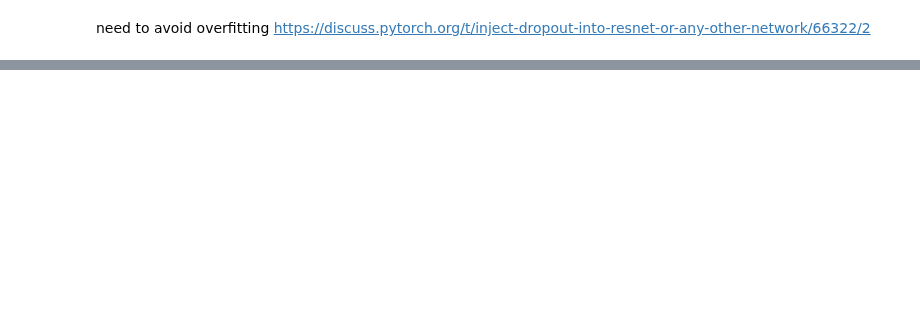
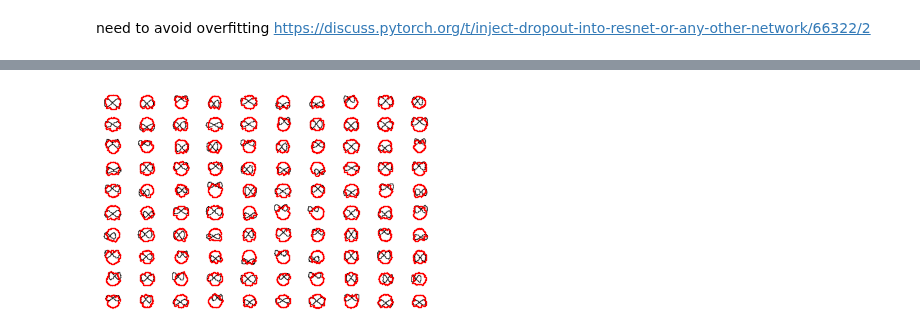
Before and after one commit to WilliamAshbee/splineexample, a Jupyter notebook: figure8_fail.ipynb, the cells around one changed output, grey strips where cells are left out. Saved outputs shown, nothing was run; the diff lists cells and outputs as text; code cells hidden in the pictures; blank space fills up the shorter version.

```diff
--- a/figure8_fail.ipynb
+++ b/figure8_fail.ipynb
@@ -1022,0 +988,2 @@ IndexError: ignored
+# %%
+model = MLP().cuda()
@@ -1022,0 +1029,15 @@ IndexError: ignored
+# %%
+model = model.eval()
+sum = 0.0
+count = 0.0
+for epoch in range(1):
+  for x,y in f8_loader_train:
+    x = x.cuda()
+    y = y.cuda()
+    loss = mse_mlp(x,y)
+    sum += loss.item()
+    count+=1.0
+  print('epoch',epoch,'loss',loss)
+
+
+print('f8 loss',(float(sum))/(float(count)))
@@ -1022,0 +1047,4 @@ IndexError: ignored
+# %%
+Figure8Dataset.displayCanvas('figure8dataset-mlp-trainameb.png',f8_train_dataset, model = model)
+# %% [output]
+[figure, added]
```
Also changed, not shown: parts of 17 cells of this notebook.
